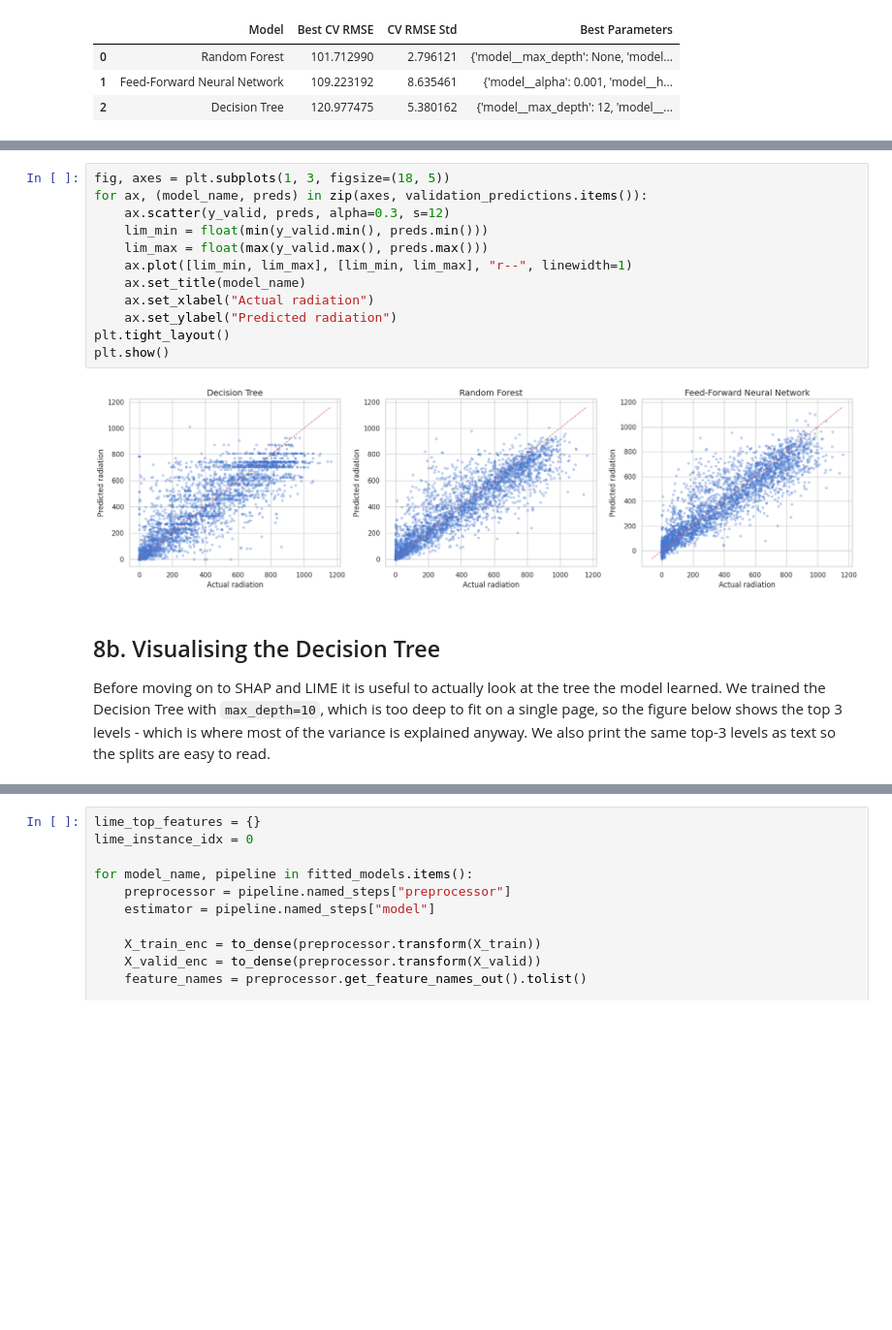
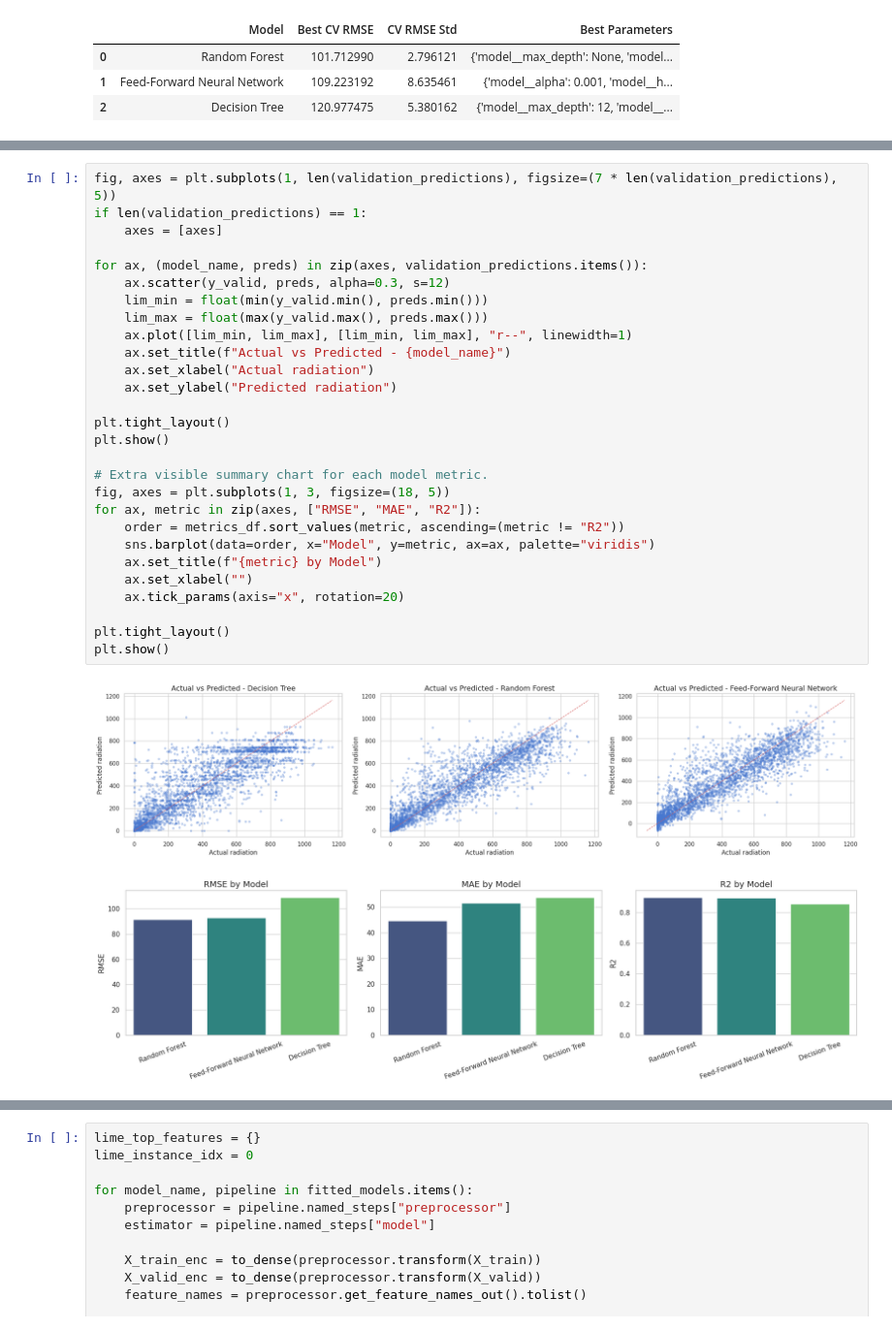
Before and after one commit to Robotics1025/solar-radiation-prediction, a Jupyter notebook: Solar_Radiation_Prediction.ipynb, the cells around one changed output, grey strips where cells are left out. Shown at 97% size. Drawn from its saved outputs; the diff is of its cells as text; blank space fills up the shorter version.

```diff
--- a/Solar_Radiation_Prediction.ipynb
+++ b/Solar_Radiation_Prediction.ipynb
@@ -547,20 +565,33 @@ metrics_df
 | 1 | Feed-Forward Neural Network | 92.948387 | 51.665210 | 0.894107 |
 | 2 | Decision Tree | 108.803962 | 53.725416 | 0.854899 |
 # %%
-fig, axes = plt.subplots(1, 3, figsize=(18, 5))
+fig, axes = plt.subplots(1, len(validation_predictions), figsize=(7 * len(validation_predictions), 5))
+if len(validation_predictions) == 1:
+    axes = [axes]
+
 for ax, (model_name, preds) in zip(axes, validation_predictions.items()):
     ax.scatter(y_valid, preds, alpha=0.3, s=12)
     lim_min = float(min(y_valid.min(), preds.min()))
     lim_max = float(max(y_valid.max(), preds.max()))
     ax.plot([lim_min, lim_max], [lim_min, lim_max], "r--", linewidth=1)
-    ax.set_title(model_name)
+    ax.set_title(f"Actual vs Predicted - {model_name}")
     ax.set_xlabel("Actual radiation")
     ax.set_ylabel("Predicted radiation")
+
 plt.tight_layout()
 plt.show()
+
+# Extra visible summary chart for each model metric.
+fig, axes = plt.subplots(1, 3, figsize=(18, 5))
+for ax, metric in zip(axes, ["RMSE", "MAE", "R2"]):
+    order = metrics_df.sort_values(metric, ascending=(metric != "R2"))
+    sns.barplot(data=order, x="Model", y=metric, ax=ax, palette="viridis")
+    ax.set_title(f"{metric} by Model")
+    ax.set_xlabel("")
+    ax.tick_params(axis="x", rotation=20)
+
+plt.tight_layout()
+plt.show()
 # %% [output]
-[figure, old version]
+[figure, new version]
+[figure, added]
-# %% [markdown]
-## 8b. Visualising the Decision Tree
-
-Before moving on to SHAP and LIME it is useful to actually look at the tree the model learned. We trained the Decision Tree with `max_depth=10`, which is too deep to fit on a single page, so the figure below shows the top 3 levels - which is where most of the variance is explained anyway. We also print the same top-3 levels as text so the splits are easy to read.
```
Also changed, not shown: parts of 22 cells of this notebook.
